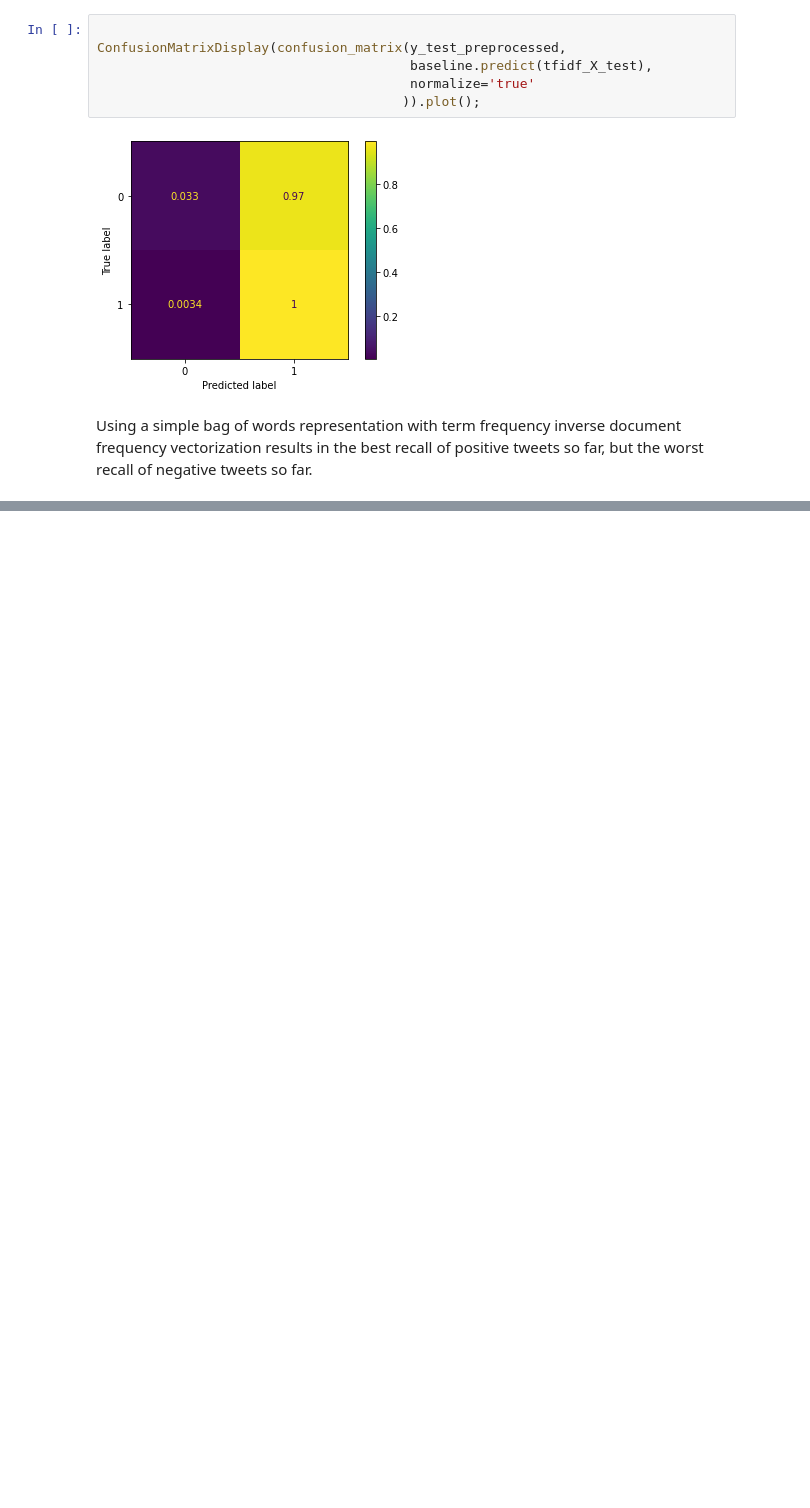
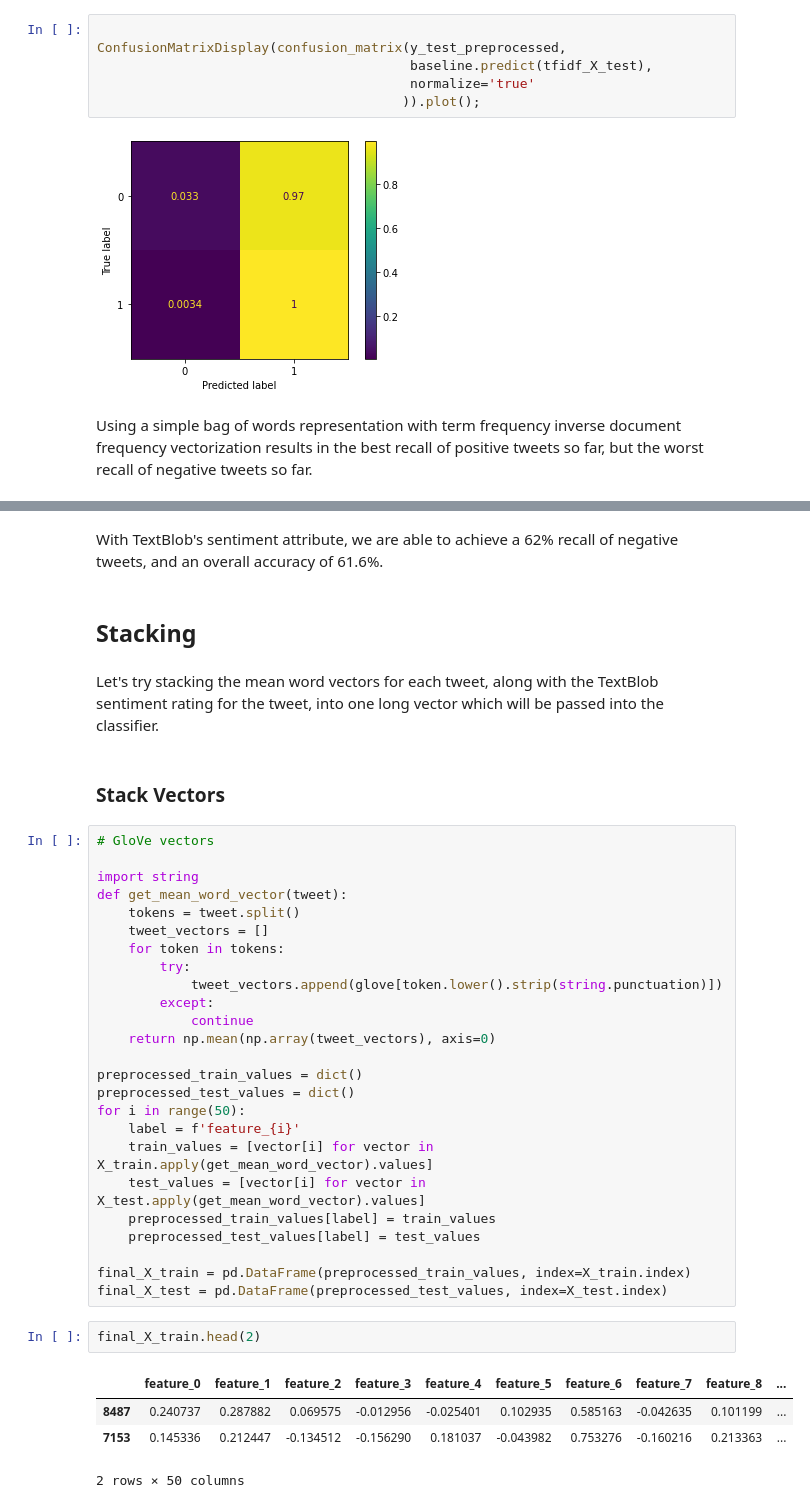
Before and after one commit to ran0027/twitter-sentiment-analysis, a Jupyter notebook: notebook.ipynb, the cells around one changed output, grey strips where cells are left out. Cells and saved outputs as stored; diff of their text form; blank space fills up the shorter version.

```diff
--- a/notebook.ipynb
+++ b/notebook.ipynb
@@ -998,0 +1056,40 @@ Using a simple bag of words representation with term frequency inverse document
+# %% [markdown]
+With TextBlob's sentiment attribute, we are able to achieve a 62% recall of negative tweets, and an overall accuracy of 61.6%.
+# %% [markdown]
+## Stacking
+# %% [markdown]
+Let's try stacking the mean word vectors for each tweet, along with the TextBlob sentiment rating for the tweet, into one long vector which will be passed into the classifier.
+# %% [markdown]
+### Stack Vectors
+# %%
+# GloVe vectors
+
+import string
+def get_mean_word_vector(tweet):
+    tokens = tweet.split()
+    tweet_vectors = []
+    for token in tokens:
+        try:
+            tweet_vectors.append(glove[token.lower().strip(string.punctuation)])
+        except:
+            continue
+    return np.mean(np.array(tweet_vectors), axis=0)
+
+preprocessed_train_values = dict()
+preprocessed_test_values = dict()
+for i in range(50):
+    label = f'feature_{i}'
+    train_values = [vector[i] for vector in X_train.apply(get_mean_word_vector).values]
+    test_values = [vector[i] for vector in X_test.apply(get_mean_word_vector).values]
+    preprocessed_train_values[label] = train_values
+    preprocessed_test_values[label] = test_values
+
+final_X_train = pd.DataFrame(preprocessed_train_values, index=X_train.index)
+final_X_test = pd.DataFrame(preprocessed_test_values, index=X_test.index)
+# %%
+final_X_train.head(2)
+# %% [output]
+|  | feature_0 | feature_1 | feature_2 | feature_3 | feature_4 | feature_5 | feature_6 | feature_7 | feature_8 | ... |
+| 8487 | 0.240737 | 0.287882 | 0.069575 | -0.012956 | -0.025401 | 0.102935 | 0.585163 | -0.042635 | 0.101199 | ... |
+| 7153 | 0.145336 | 0.212447 | -0.134512 | -0.156290 | 0.181037 | -0.043982 | 0.753276 | -0.160216 | 0.213363 | ... |
+2 rows × 50 columns
```
Also changed, not shown: parts of 23 cells of this notebook.
